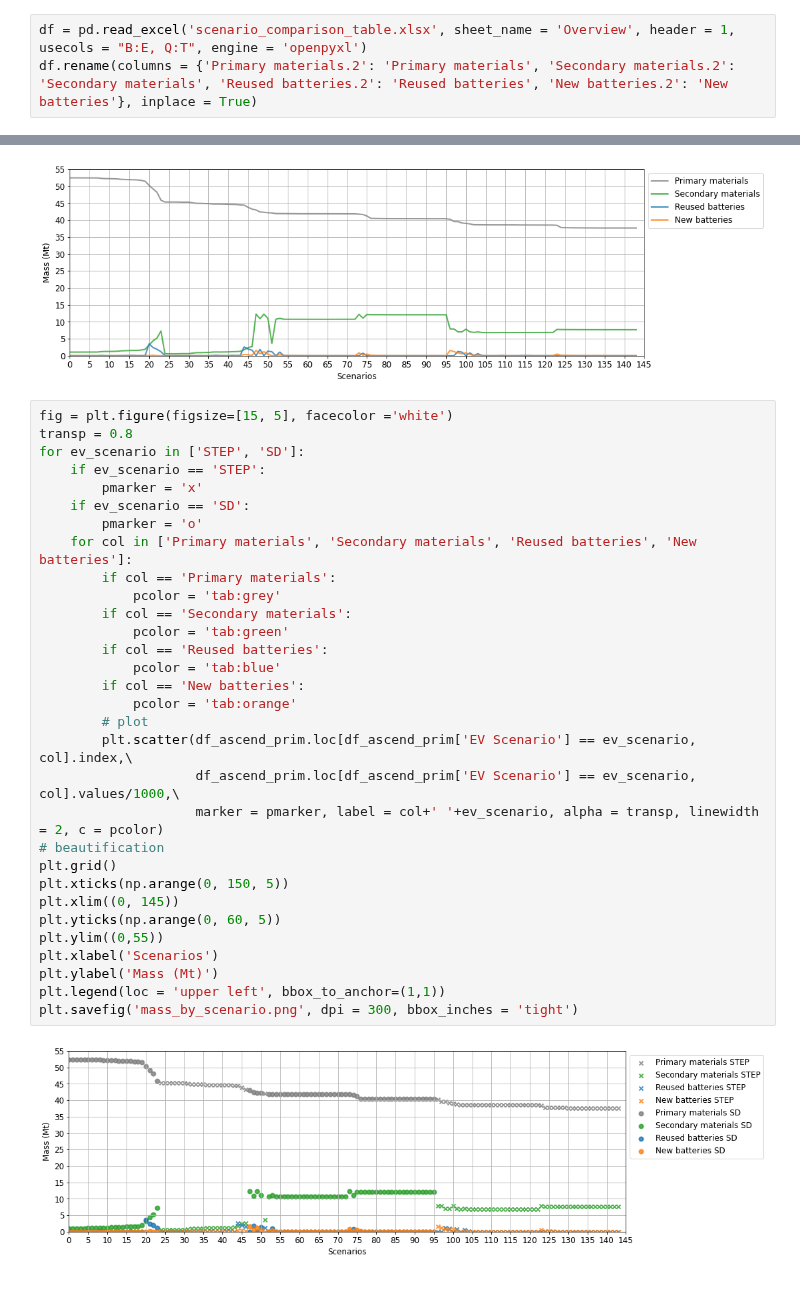
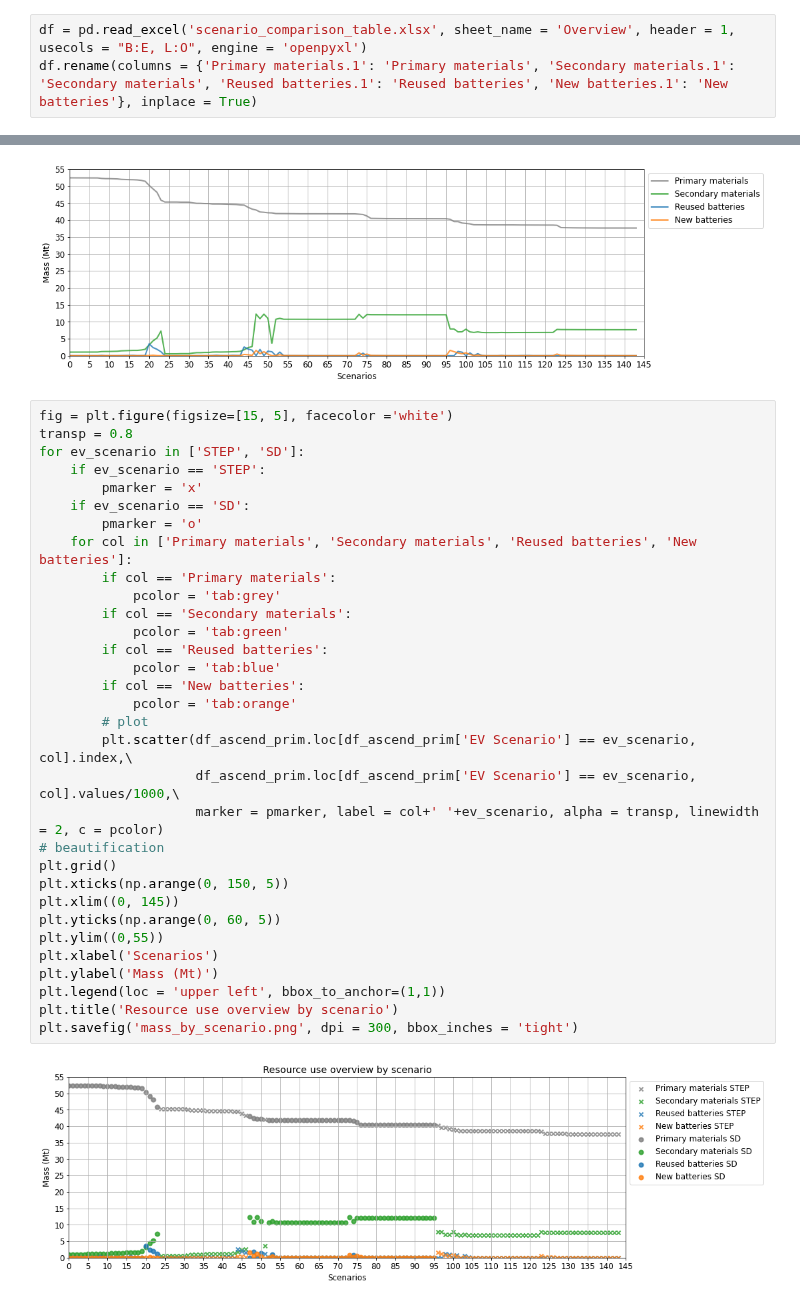
Before and after one commit to fernaag/V2G_in_EU, a Jupyter notebook: results/Manuscript/scenario_comparison_analysis.ipynb, the cells around one changed output, grey strips where cells are left out. Saved outputs shown, nothing was run; the diff lists cells and outputs as text.

Commit message:
Worked on SLB appproach and plots

```diff
--- a/results/Manuscript/scenario_comparison_analysis.ipynb
+++ b/results/Manuscript/scenario_comparison_analysis.ipynb
@@ -7,8 +7,8 @@ import pandas as pd
 import matplotlib.pyplot as plt
 plt.rcParams.update({'font.size': 12})
 # %%
-df = pd.read_excel('scenario_comparison_table.xlsx', sheet_name = 'Overview', header = 1, usecols = "B:E, Q:T", engine = 'openpyxl')
-df.rename(columns = {'Primary materials.2': 'Primary materials', 'Secondary materials.2': 'Secondary materials', 'Reused batteries.2': 'Reused batteries', 'New batteries.2': 'New batteries'}, inplace = True)
+df = pd.read_excel('scenario_comparison_table.xlsx', sheet_name = 'Overview', header = 1, usecols = "B:E, L:O", engine = 'openpyxl')
+df.rename(columns = {'Primary materials.1': 'Primary materials', 'Secondary materials.1': 'Secondary materials', 'Reused batteries.1': 'Reused batteries', 'New batteries.1': 'New batteries'}, inplace = True)
 # %%
 df
 # %% [output]
@@ -51,31 +51,32 @@ fig = plt.figure(figsize=[15, 5], facecolor ='white')
 transp = 0.8
 for ev_scenario in ['STEP', 'SD']:
     if ev_scenario == 'STEP':
         pmarker = 'x'
     if ev_scenario == 'SD':
         pmarker = 'o'
     for col in ['Primary materials', 'Secondary materials', 'Reused batteries', 'New batteries']:
         if col == 'Primary materials':
             pcolor = 'tab:grey'
         if col == 'Secondary materials':
             pcolor = 'tab:green'
         if col == 'Reused batteries':
             pcolor = 'tab:blue'
         if col == 'New batteries':
             pcolor = 'tab:orange'
         # plot
         plt.scatter(df_ascend_prim.loc[df_ascend_prim['EV Scenario'] == ev_scenario, col].index,\
                     df_ascend_prim.loc[df_ascend_prim['EV Scenario'] == ev_scenario, col].values/1000,\
                     marker = pmarker, label = col+' '+ev_scenario, alpha = transp, linewidth = 2, c = pcolor)
 # beautification
 plt.grid()
 plt.xticks(np.arange(0, 150, 5))
 plt.xlim((0, 145))
 plt.yticks(np.arange(0, 60, 5))
 plt.ylim((0,55))
 plt.xlabel('Scenarios')
 plt.ylabel('Mass (Mt)')
 plt.legend(loc = 'upper left', bbox_to_anchor=(1,1))
+plt.title('Resource use overview by scenario')
 plt.savefig('mass_by_scenario.png', dpi = 300, bbox_inches = 'tight')
 # %% [output]
-[figure, old version]
+[figure, new version]
```
Also changed, not shown: 12 other files.
